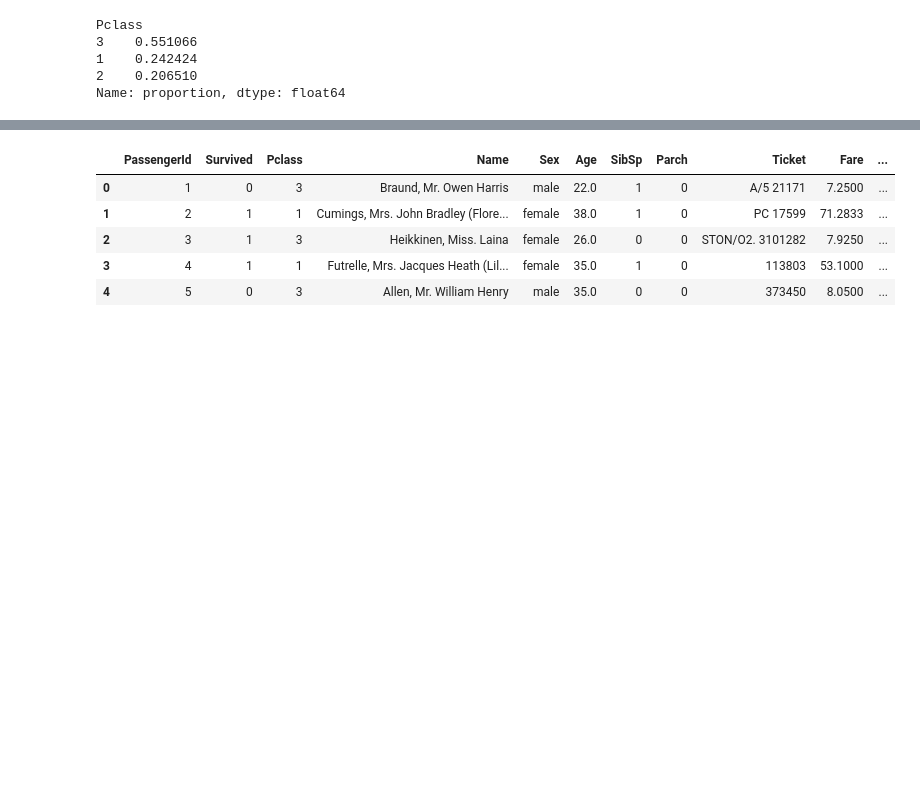
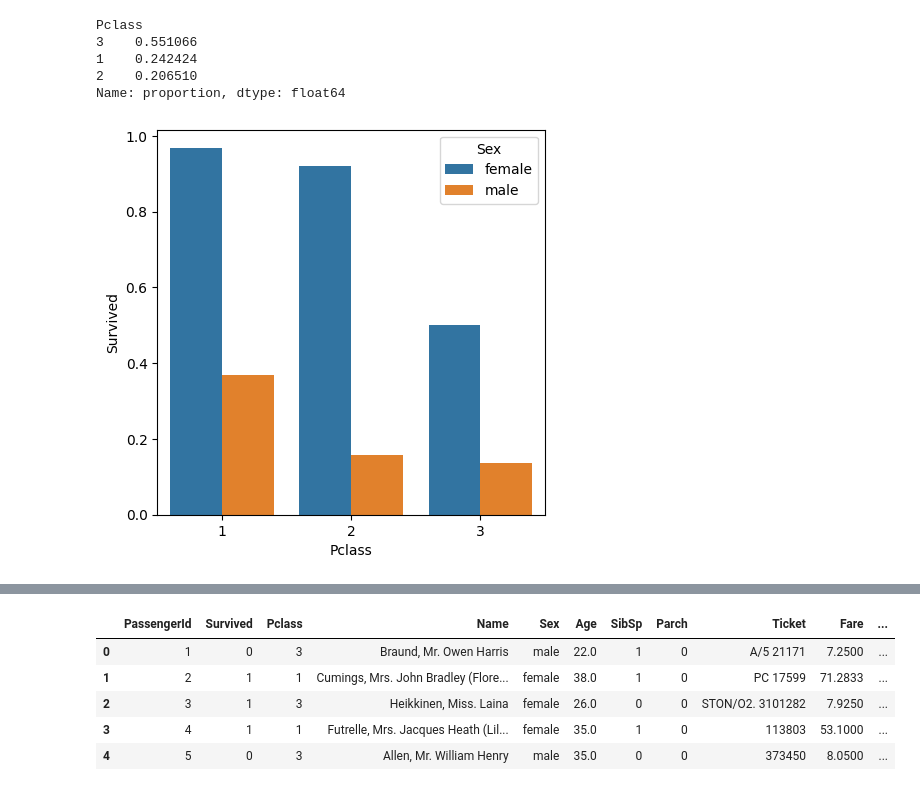
Before and after one commit to Marcin-Rozmus/titanic_ml, a Jupyter notebook: notebook.ipynb, the cells around one changed output, grey strips where cells are left out. Drawn from its saved outputs; the diff is of its cells as text; code cells hidden in the pictures; blank space fills up the shorter version.

```diff
--- a/notebook.ipynb
+++ b/notebook.ipynb
@@ -99,3 +104,11 @@ Pclass
 1    0.242424
 2    0.206510
 Name: proportion, dtype: float64
+# %%
+def bar_chart_compare(dataset, x_feature1, y_feature, x_feature2=None):
+    plt.figure(figsize=[5,5])
+    g = sns.barplot(x=x_feature1, y=y_feature, hue=x_feature2, errorbar=None, data=dataset)
+
+bar_chart_compare(dataset=df_train, x_feature1='Pclass', x_feature2='Sex', y_feature='Survived')
+# %% [output]
+[figure, added]
```
Also changed, not shown: parts of 4 cells of this notebook.
